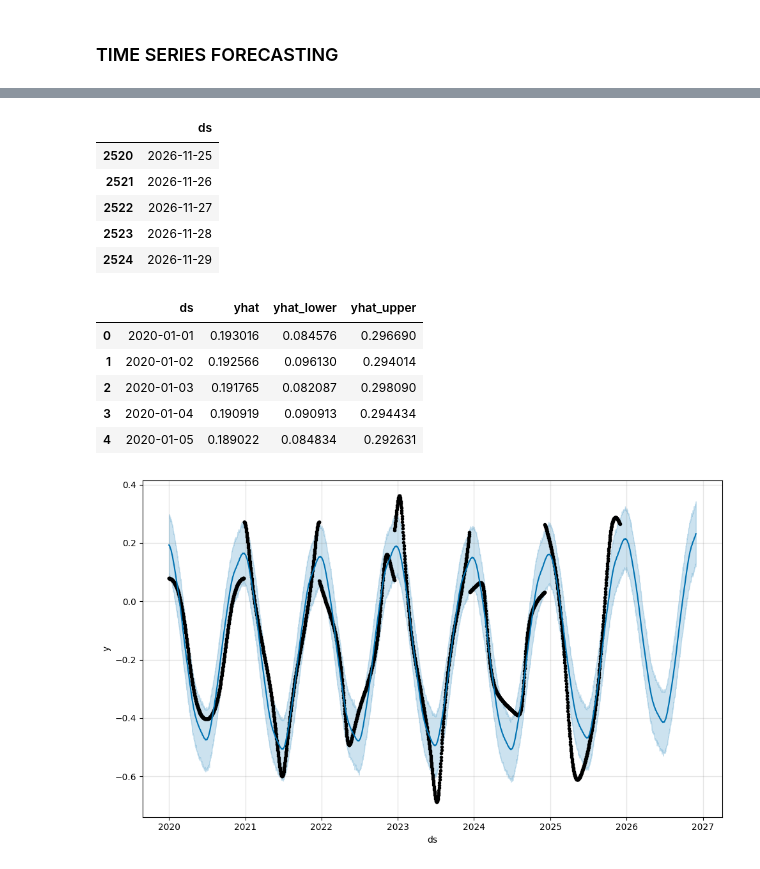
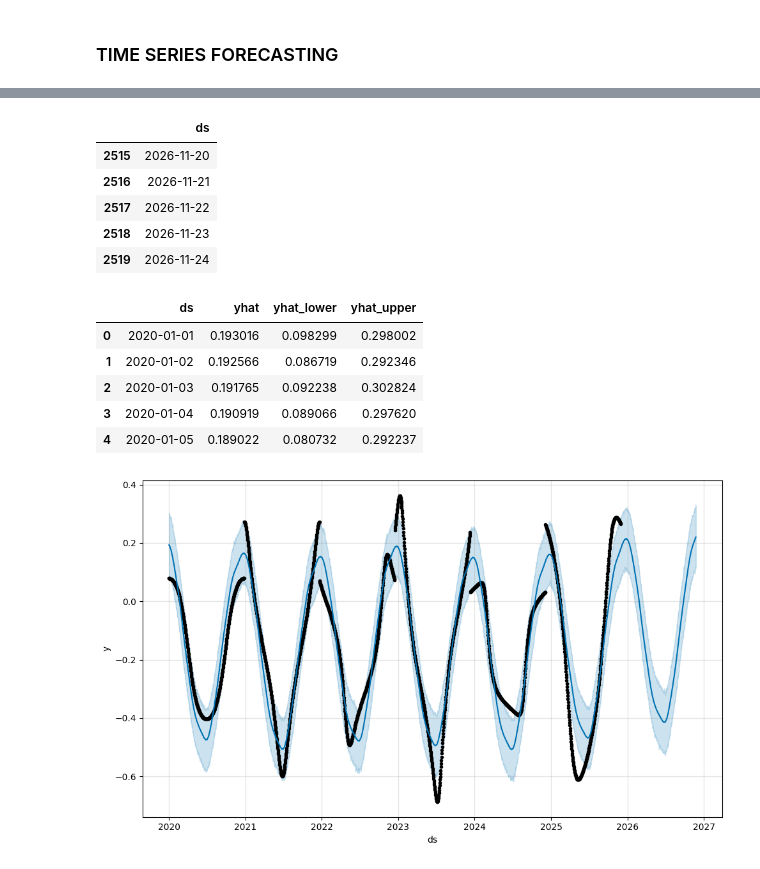
Before and after one commit to Raphlawren/Landshape-Prediction-using-Coordinates, a Jupyter notebook: CoordinatesPrediction.ipynb, the cells around one changed output, grey strips where cells are left out. Cells and saved outputs as stored; diff of their text form; code cells hidden in the pictures.

```diff
--- a/CoordinatesPrediction.ipynb
+++ b/CoordinatesPrediction.ipynb
@@ -103,15 +103,15 @@ m.fit(data)
 <prophet.forecaster.Prophet at 0x...>
 # %%
 # Create the period or date you want
-future = m.make_future_dataframe(periods=365)
+future = m.make_future_dataframe(periods=360)
 future.tail()
 # %% [output]
 |  | ds |
-| 2520 | 2026-11-25 |
-| 2521 | 2026-11-26 |
-| 2522 | 2026-11-27 |
-| 2523 | 2026-11-28 |
-| 2524 | 2026-11-29 |
+| 2515 | 2026-11-20 |
+| 2516 | 2026-11-21 |
+| 2517 | 2026-11-22 |
+| 2518 | 2026-11-23 |
+| 2519 | 2026-11-24 |
 # %%
 # predicting the future points
 forecast = m.predict(future)
@@ -120,11 +120,11 @@ forecast = m.predict(future)
 forecast[['ds', 'yhat', 'yhat_lower', 'yhat_upper']].head()
 # %% [output]
 |  | ds | yhat | yhat_lower | yhat_upper |
-| 0 | 2020-01-01 | 0.193016 | 0.084576 | 0.296690 |
-| 1 | 2020-01-02 | 0.192566 | 0.096130 | 0.294014 |
-| 2 | 2020-01-03 | 0.191765 | 0.082087 | 0.298090 |
-| 3 | 2020-01-04 | 0.190919 | 0.090913 | 0.294434 |
-| 4 | 2020-01-05 | 0.189022 | 0.084834 | 0.292631 |
+| 0 | 2020-01-01 | 0.193016 | 0.098299 | 0.298002 |
+| 1 | 2020-01-02 | 0.192566 | 0.086719 | 0.292346 |
+| 2 | 2020-01-03 | 0.191765 | 0.092238 | 0.302824 |
+| 3 | 2020-01-04 | 0.190919 | 0.089066 | 0.297620 |
+| 4 | 2020-01-05 | 0.189022 | 0.080732 | 0.292237 |
 # %%
 #Plotting the forecast
 fig1 = m.plot(forecast)
```
Also changed, not shown: parts of 21 cells of this notebook.
